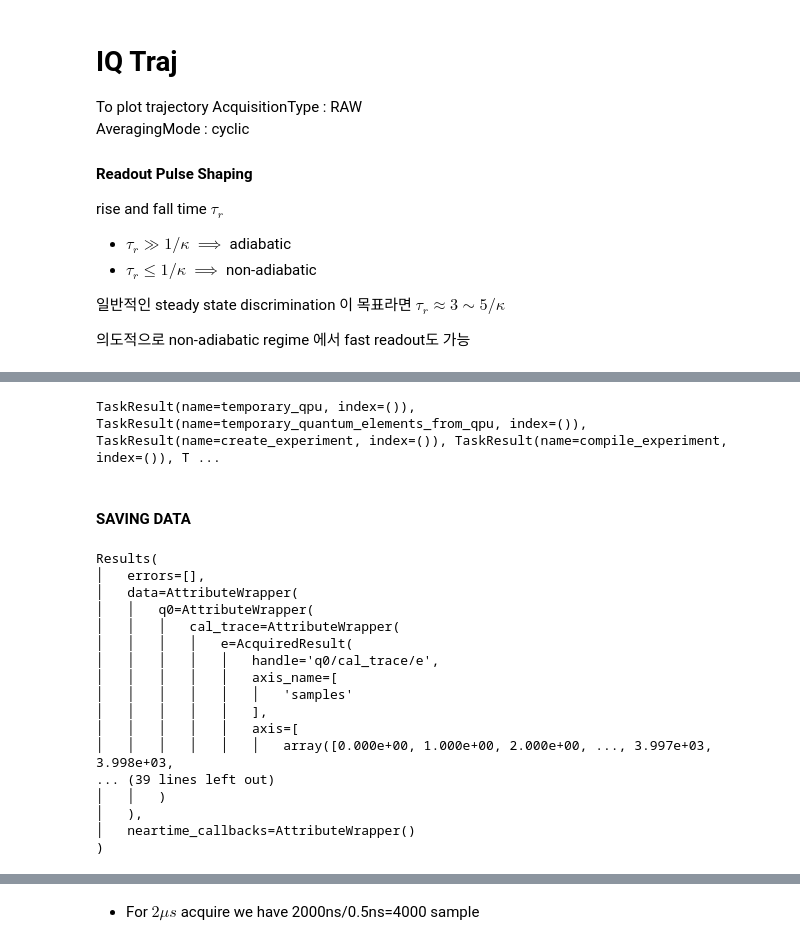
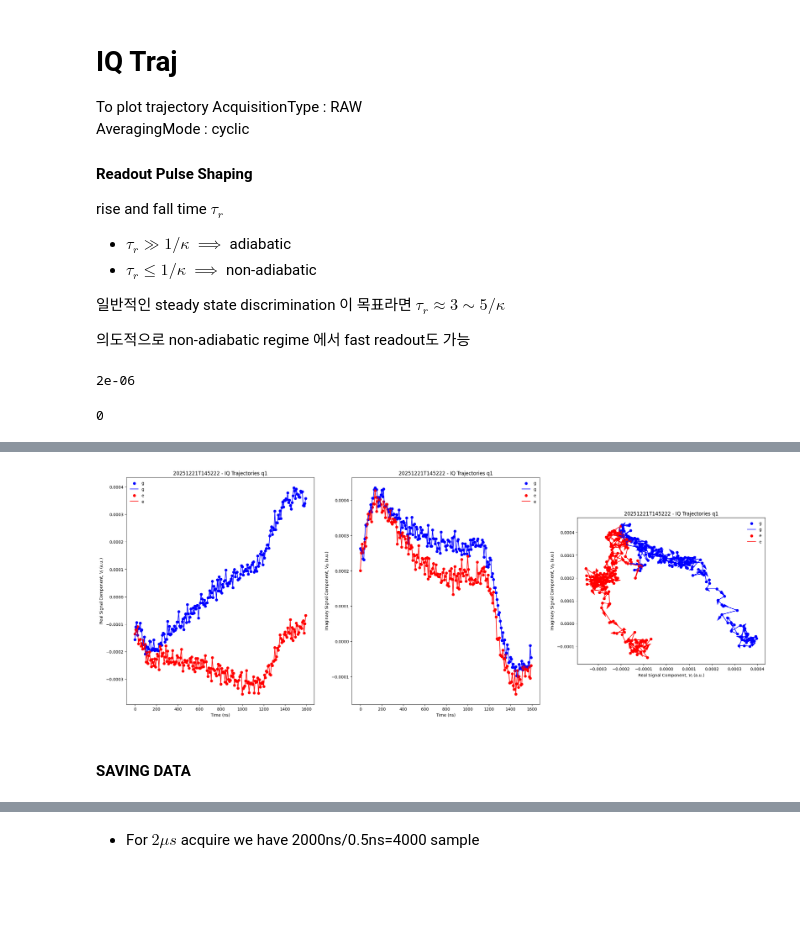
Before and after one commit to yalgaeahn/qubit-experiment, a Jupyter notebook: examples/TG_READ_OPT.ipynb, the cells around one changed output, grey strips where cells are left out. Saved outputs shown, nothing was run; the diff lists cells and outputs as text; code cells hidden in the pictures; blank space fills up the shorter version.

```diff
--- a/examples/TG_READ_OPT.ipynb
+++ b/examples/TG_READ_OPT.ipynb
@@ -363,16 +357,27 @@ rise and fall time $\tau_r$
+# %%
+qubits[1].parameters.readout_integration_delay
+qubits[1].parameters.readout_integration_length
+# %% [output]
+2e-06
+# %%
+qubits[0].parameters.readout_range_out
+# %% [output]
+0
 # %%
 from experiments import iq_traj
 
 ####################################################################################
-q=qubits[0]
+q=qubits[1]
 temporary_parameters = {}
 temp_pars =deepcopy(q.parameters)
-# temp_pars.readout_amplitude = 0.4
-# temp_pars.readout_integration_delay = 200e-9
-# temp_pars.drive_lo_frequency = 4.6e9
-#temp_pars.readout_resonator_frequency = r_f
-# temp_pars.readout_length = r_length
-# temp_pars.readout_integration_length = ri_length
+# temp_pars.readout_resonator_frequency = 7.6270e9
+temp_pars.readout_integration_delay = 350e-9
+temp_pars.readout_integration_length = 800e-9
+temp_pars.readout_range_out = 0
+temp_pars.readout_amplitude = 0.7
+temp_pars.readout_length = 1.2e-6
+temp_pars.readout_resonator_frequency = 7.3116e9
+# temp_pars.readout_range_out = -10
 temporary_parameters[q.uid] = temp_pars
 #######################################################################
 print(f"DRIVE range (dBm) : {q.parameters.drive_range}, READOUT range (dBm) : {q.parameters.readout_range_out}")
@@ -380,7 +385,7 @@ pprint(q.readout_parameters())
 #######################################################################
 options = iq_traj.experiment_workflow.options()
 options.count(2**14)
-options.do_analysis(False)
+options.do_analysis(True)
 
 
 #print(workflow.show_fields(options))
@@ -391,13 +396,13 @@ iq_t = iq_traj.experiment_workflow(
     qpu=qpu,
     qubits=q,
     options=options,
-    states='gef',
+    states='ge',
     temporary_parameters=temporary_parameters
 )
 
 iq_traj_result = iq_t.run()
 #qubit_spec_compiled = session.compile(amplitude_rabi.create_experiment(qpu=qpu,qubit=q,amplitudes=amplitudes, options=options))
-#print(iq_result.tasks['analysis_workflow'].output)
+iq_traj_result.tasks['analysis_workflow'].tasks['plot_iq_trajectories'].output[q.uid]
 # %% [output]
 DRIVE range (dBm) : 10, READOUT range (dBm) : -10
 ('measure',
@@ -419,7 +424,4 @@ DRIVE range (dBm) : 10, READOUT range (dBm) : -10
+[figure, added]
-# %%
-iq_traj_result.tasks
-# %% [output]
-TaskResult(name=temporary_qpu, index=()), TaskResult(name=temporary_quantum_elements_from_qpu, index=()), TaskResult(name=create_experiment, index=()), TaskResult(name=compile_experiment, index=()), T ...
 # %% [markdown]
 #### SAVING DATA
 # %%
@@ -432,20 +433,0 @@ RDATA = load(filename='traj_test')
-# %%
-RDATA
-# %% [output]
-Results(
-│   errors=[],
-│   data=AttributeWrapper(
-│   │   q0=AttributeWrapper(
-│   │   │   cal_trace=AttributeWrapper(
-│   │   │   │   e=AcquiredResult(
-│   │   │   │   │   handle='q0/cal_trace/e',
-│   │   │   │   │   axis_name=[
-│   │   │   │   │   │   'samples'
-│   │   │   │   │   ],
-│   │   │   │   │   axis=[
-│   │   │   │   │   │   array([0.000e+00, 1.000e+00, 2.000e+00, ..., 3.997e+03, 3.998e+03,
-... (39 lines left out)
-│   │   )
-│   ),
-│   neartime_callbacks=AttributeWrapper()
-)
```
Also changed, not shown: parts of 27 cells of this notebook, 23 other files.
